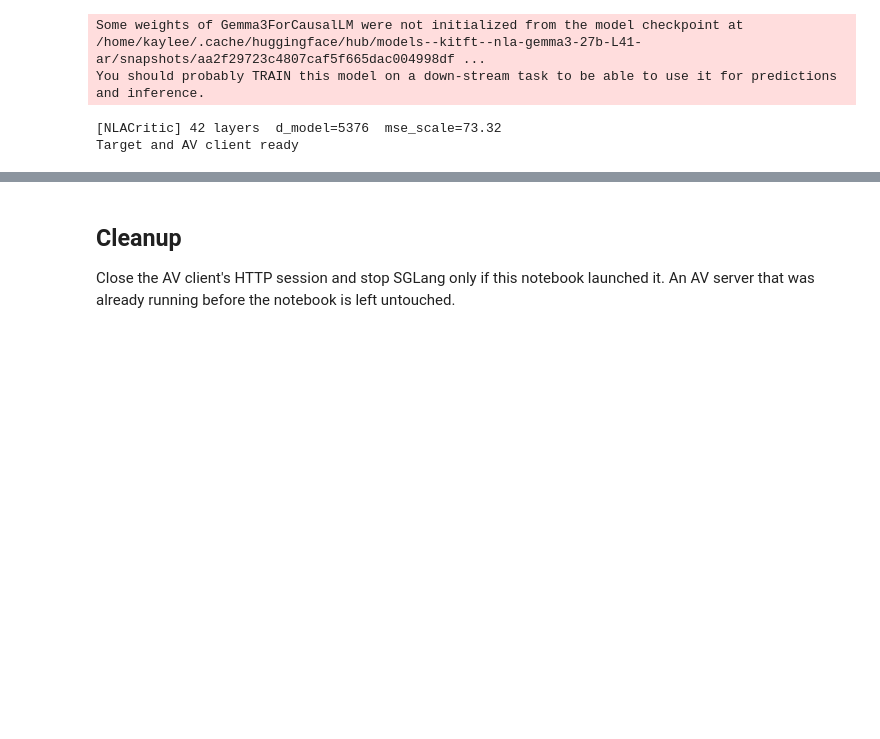
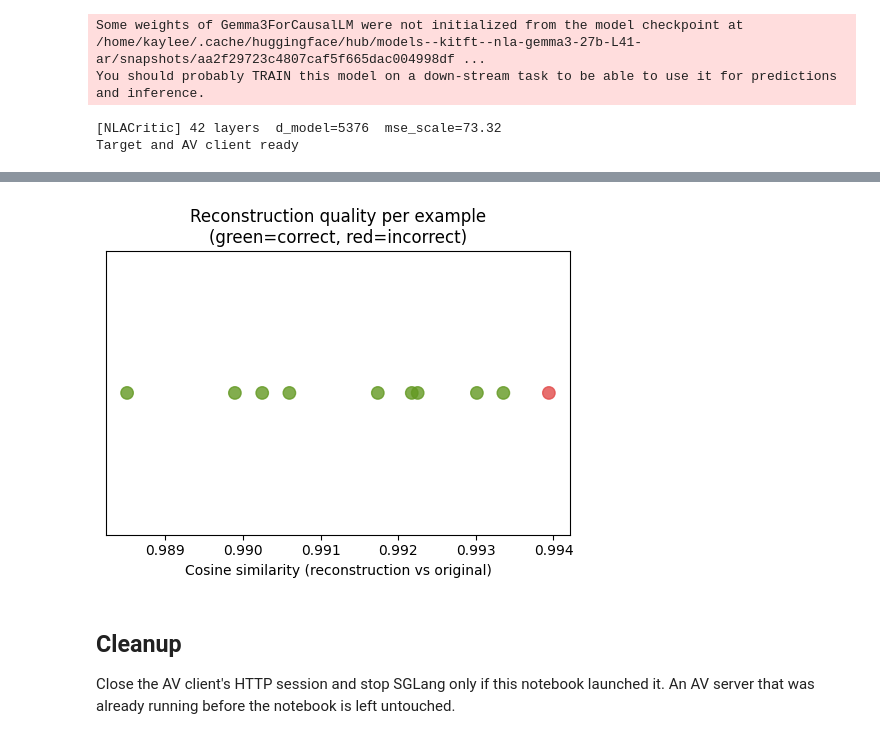
Before and after one commit to kayleeisokay/natural_language_autoencoders, a Jupyter notebook: notebooks/NLA_roundtrip.ipynb, the cells around one changed output, grey strips where cells are left out. Drawn from its saved outputs; the diff is of its cells as text; code cells hidden in the pictures; blank space fills up the shorter version.

```diff
--- a/notebooks/NLA_roundtrip.ipynb
+++ b/notebooks/NLA_roundtrip.ipynb
@@ -414,3 +457,15 @@ The following generation flags are not valid and may be ignored: ['top_p', 'top_
+# %%
+plt.figure(figsize=(5,4))
+colors = ["#639922" if c else "#E24B4A" for c in nla_correct_list]
+plt.scatter(cos_list, [1]*len(cos_list), c=colors, s=80, alpha=0.8)
+plt.yticks([])
+plt.xlabel("Cosine similarity (reconstruction vs original)")
+plt.title("Reconstruction quality per example\n(green=correct, red=incorrect)")
+plt.tight_layout()
+plt.savefig("cos_vs_correctness.png", dpi=150)
+plt.show()
+# %% [output]
+[figure, added]
 # %% [markdown]
 ## Cleanup
 
```
Also changed, not shown: parts of 2 cells of this notebook, 2 other files.
